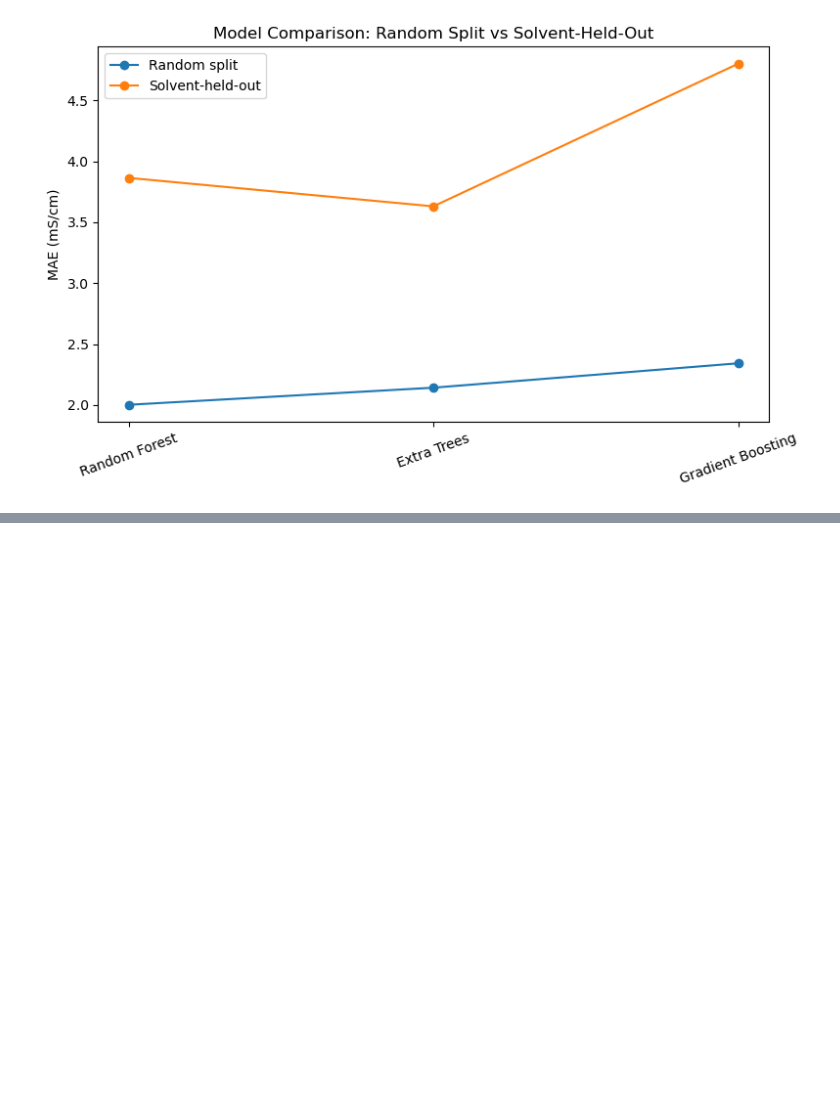
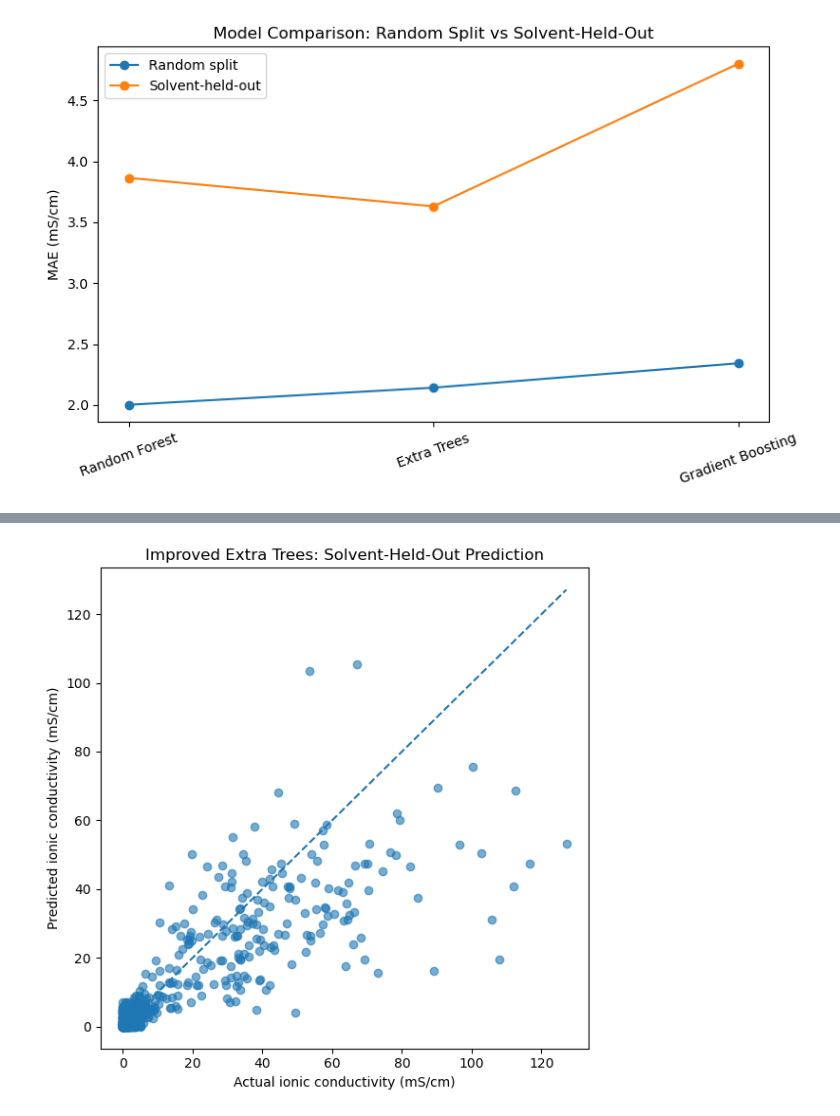
Before and after one commit to AJ-IITI/ML-Guided-Discovery-of-High-Performance-Electrolyte, a Jupyter notebook: notebooks/02_improved_conductivity_prediction.ipynb, the cells around one changed output, grey strips where cells are left out. Saved outputs shown, nothing was run; the diff lists cells and outputs as text; code cells hidden in the pictures; blank space fills up the shorter version.

Commit message:
Add improved conductivity prediction with descriptors and validation

```diff
--- a/notebooks/02_improved_conductivity_prediction.ipynb
+++ b/notebooks/02_improved_conductivity_prediction.ipynb
@@ -369,0 +480,30 @@ plt.show()
+# %%
+plt.figure(figsize=(6, 6))
+
+plt.scatter(
+    best_prediction_results["ionic_conductivity_ms_cm"],
+    best_prediction_results["predicted_conductivity_ms_cm"],
+    alpha=0.6
+)
+
+min_val = min(
+    best_prediction_results["ionic_conductivity_ms_cm"].min(),
+    best_prediction_results["predicted_conductivity_ms_cm"].min()
+)
+
+max_val = max(
+    best_prediction_results["ionic_conductivity_ms_cm"].max(),
+    best_prediction_results["predicted_conductivity_ms_cm"].max()
+)
+
+plt.plot([min_val, max_val], [min_val, max_val], linestyle="--")
+
+plt.xlabel("Actual ionic conductivity (mS/cm)")
+plt.ylabel("Predicted ionic conductivity (mS/cm)")
+plt.title("Improved Extra Trees: Solvent-Held-Out Prediction")
+plt.tight_layout()
+
+plt.savefig("../outputs/figures/improved_extra_trees_solvent_holdout_predicted_vs_actual.png", dpi=300)
+plt.show()
+# %% [output]
+[figure, added]
```
Also changed, not shown: parts of 5 cells of this notebook, 9 other files.
